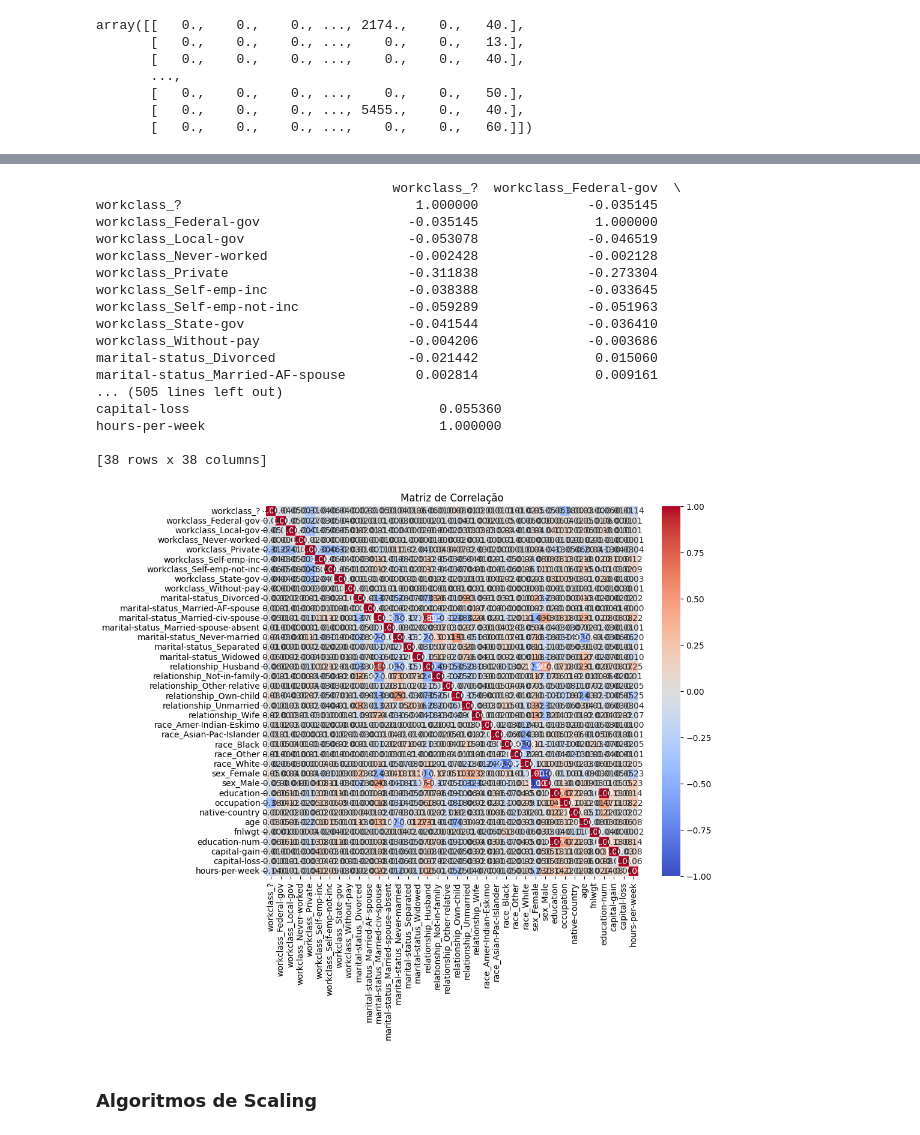
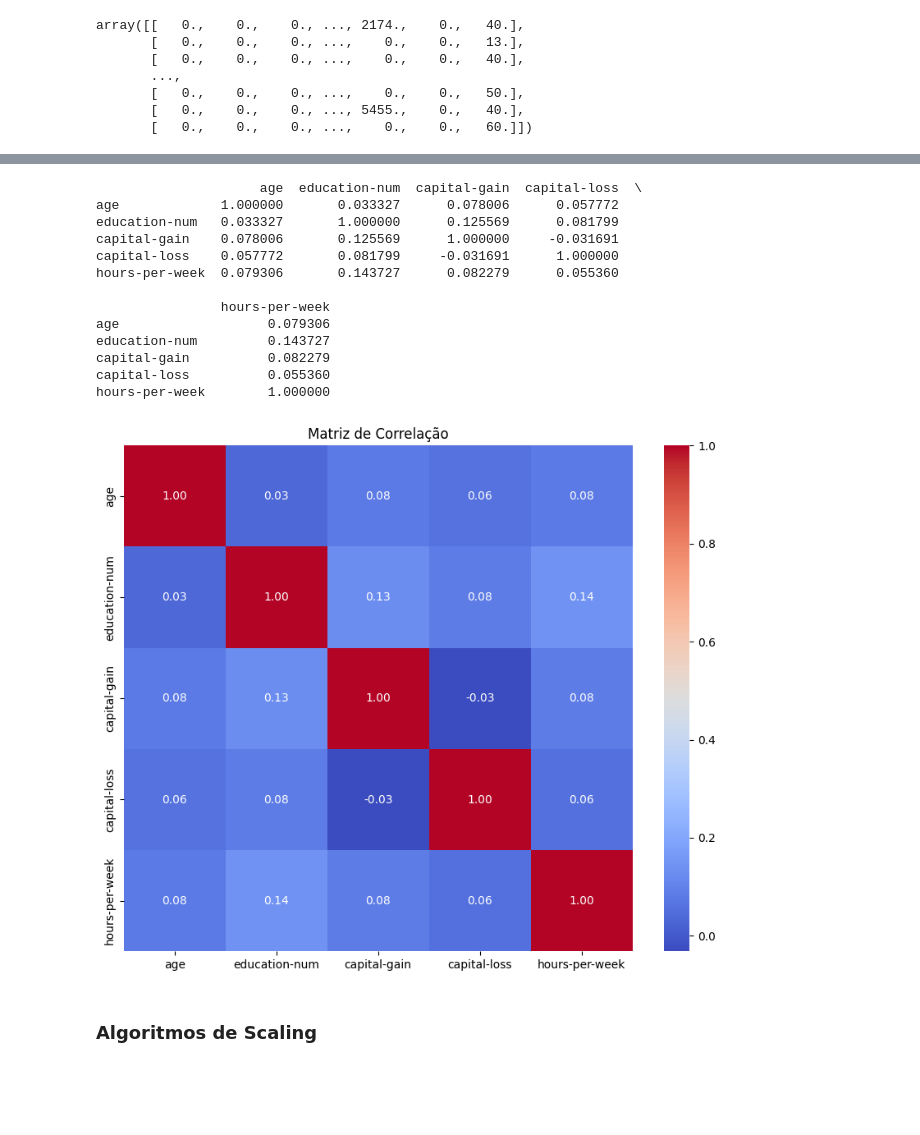
Before and after one commit to pedrobiqua/MineracaoDadosDados, a Jupyter notebook: analytics.ipynb, the cells around one changed output, grey strips where cells are left out. Saved outputs shown, nothing was run; the diff lists cells and outputs as text; code cells hidden in the pictures; blank space fills up the shorter version.

Commit message:
Mostrando matriz de correlações pegando apenas valores numéricos

```diff
--- a/analytics.ipynb
+++ b/analytics.ipynb
@@ -175,6 +183,9 @@ dtype: float64
 df.dropna(inplace=True)
 df.reset_index(drop=True, inplace=True)
 
+# Remove o index
+df = df.drop(columns=['fnlwgt'])
+
 percentual_nulos(df)
 # %% [output]
 |  | 0 |
@@ -280,7 +290,11 @@ target_enc_cols = ["occupation", "native-country"]
 
 # Colunas numéricas (incluindo as derivadas)
 numeric_cols = [
-    "age", "fnlwgt", "education-num", "capital-gain", "capital-loss",
+    "age",
+    # "fnlwgt",
+    "education-num",
+    "capital-gain",
+    "capital-loss",
     "hours-per-week",
     # "capital_net",
     # "education_age_ratio",
@@ -296,6 +310,8 @@ education_order = [
     'Prof-school', 'Doctorate'
 ]
 
+df_corr = df.copy()
+
 # Encoders
 one_hot_enc = OneHotEncoder(handle_unknown='ignore', sparse_output=False)
 ordinal_enc = OrdinalEncoder(categories=[education_order])
@@ -335,38 +367,38 @@ df_final['income'] = y.values
 # %%
 # @title Corelações entre as variaveis
 
 import seaborn as sns
 import matplotlib.pyplot as plt
 
-df_corr = df_final.drop(columns=['income'])
+# Exclui colunas apenas para ver as correlações
+df_corr = df_corr.drop(columns=['income'])
+cols_to_drop = one_hot_cols + ordinal_col + target_enc_cols
+df_corr = df_corr.drop(columns=cols_to_drop)
+
 correlacoes = df_corr.corr()
 
 # Exibe a matriz
 print(correlacoes)
 
 plt.figure(figsize=(10, 8))
 sns.heatmap(df_corr.corr(), annot=True, cmap='coolwarm', fmt=".2f")
 plt.title("Matriz de Correlação")
 plt.show()
 # %% [output]
-                                      workclass_?  workclass_Federal-gov  \
-workclass_?                              1.000000              -0.035145
-workclass_Federal-gov                   -0.035145               1.000000
-workclass_Local-gov                     -0.053078              -0.046519
-workclass_Never-worked                  -0.002428              -0.002128
-workclass_Private                       -0.311838              -0.273304
-workclass_Self-emp-inc                  -0.038388              -0.033645
-workclass_Self-emp-not-inc              -0.059289              -0.051963
-workclass_State-gov                     -0.041544              -0.036410
-workclass_Without-pay                   -0.004206              -0.003686
-marital-status_Divorced                 -0.021442               0.015060
-marital-status_Married-AF-spouse         0.002814               0.009161
-... (505 lines left out)
-capital-loss                                0.055360
-hours-per-week                              1.000000
+                     age  education-num  capital-gain  capital-loss  \
+age             1.000000       0.033327      0.078006      0.057772
+education-num   0.033327       1.000000      0.125569      0.081799
+capital-gain    0.078006       0.125569      1.000000     -0.031691
+capital-loss    0.057772       0.081799     -0.031691      1.000000
+hours-per-week  0.079306       0.143727      0.082279      0.055360
 
-[38 rows x 38 columns]
+                hours-per-week
+age                   0.079306
+education-num         0.143727
+capital-gain          0.082279
+capital-loss          0.055360
+hours-per-week        1.000000
-[figure, old version]
+[figure, new version]
 # %% [markdown]
 ### Algoritmos de Scaling
 # %%
```
Also changed, not shown: parts of 7 cells of this notebook.
